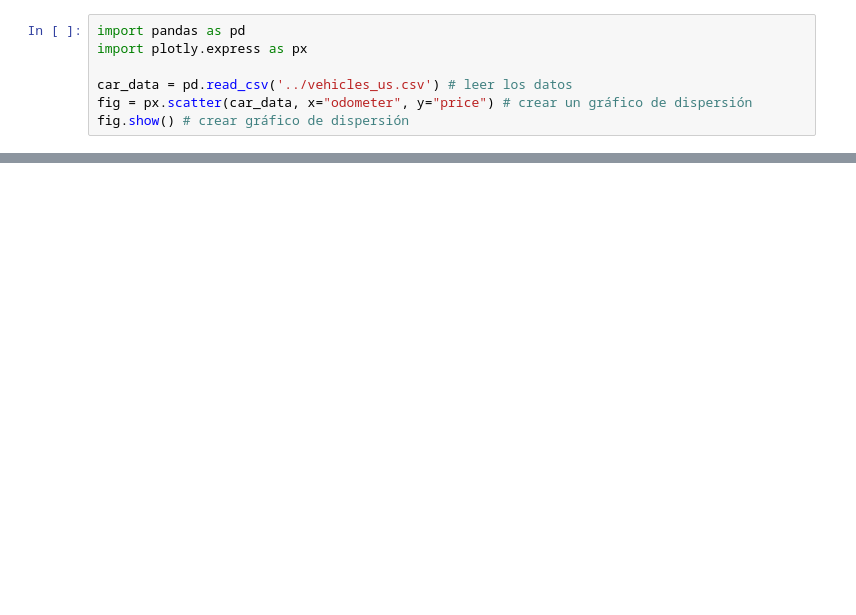
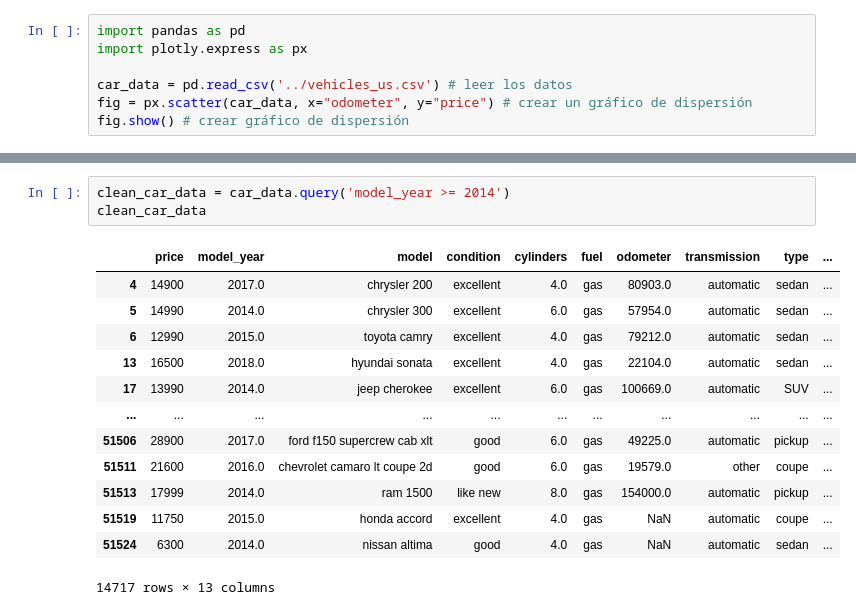
Before and after one commit to DeinyACR/Proyecto-Sprint-7-TripleTen, a Jupyter notebook: notebooks/EDA.ipynb, the cells around one changed output, grey strips where cells are left out. Drawn from its saved outputs; the diff is of its cells as text; blank space fills up the shorter version.

```diff
--- a/notebooks/EDA.ipynb
+++ b/notebooks/EDA.ipynb
@@ -18,0 +282,17 @@ fig.show() # crear gráfico de dispersión
+# %%
+clean_car_data = car_data.query('model_year >= 2014')
+clean_car_data
+# %% [output]
+|  | price | model_year | model | condition | cylinders | fuel | odometer | transmission | type | ... |
+| 4 | 14900 | 2017.0 | chrysler 200 | excellent | 4.0 | gas | 80903.0 | automatic | sedan | ... |
+| 5 | 14990 | 2014.0 | chrysler 300 | excellent | 6.0 | gas | 57954.0 | automatic | sedan | ... |
+| 6 | 12990 | 2015.0 | toyota camry | excellent | 4.0 | gas | 79212.0 | automatic | sedan | ... |
+| 13 | 16500 | 2018.0 | hyundai sonata | excellent | 4.0 | gas | 22104.0 | automatic | sedan | ... |
+| 17 | 13990 | 2014.0 | jeep cherokee | excellent | 6.0 | gas | 100669.0 | automatic | SUV | ... |
+| ... | ... | ... | ... | ... | ... | ... | ... | ... | ... | ... |
+| 51506 | 28900 | 2017.0 | ford f150 supercrew cab xlt | good | 6.0 | gas | 49225.0 | automatic | pickup | ... |
+| 51511 | 21600 | 2016.0 | chevrolet camaro lt coupe 2d | good | 6.0 | gas | 19579.0 | other | coupe | ... |
+| 51513 | 17999 | 2014.0 | ram 1500 | like new | 8.0 | gas | 154000.0 | automatic | pickup | ... |
+| 51519 | 11750 | 2015.0 | honda accord | excellent | 4.0 | gas | NaN | automatic | coupe | ... |
+| 51524 | 6300 | 2014.0 | nissan altima | good | 4.0 | gas | NaN | automatic | sedan | ... |
+14717 rows × 13 columns
```
Also changed, not shown: parts of 28 cells of this notebook, 1 other file.
